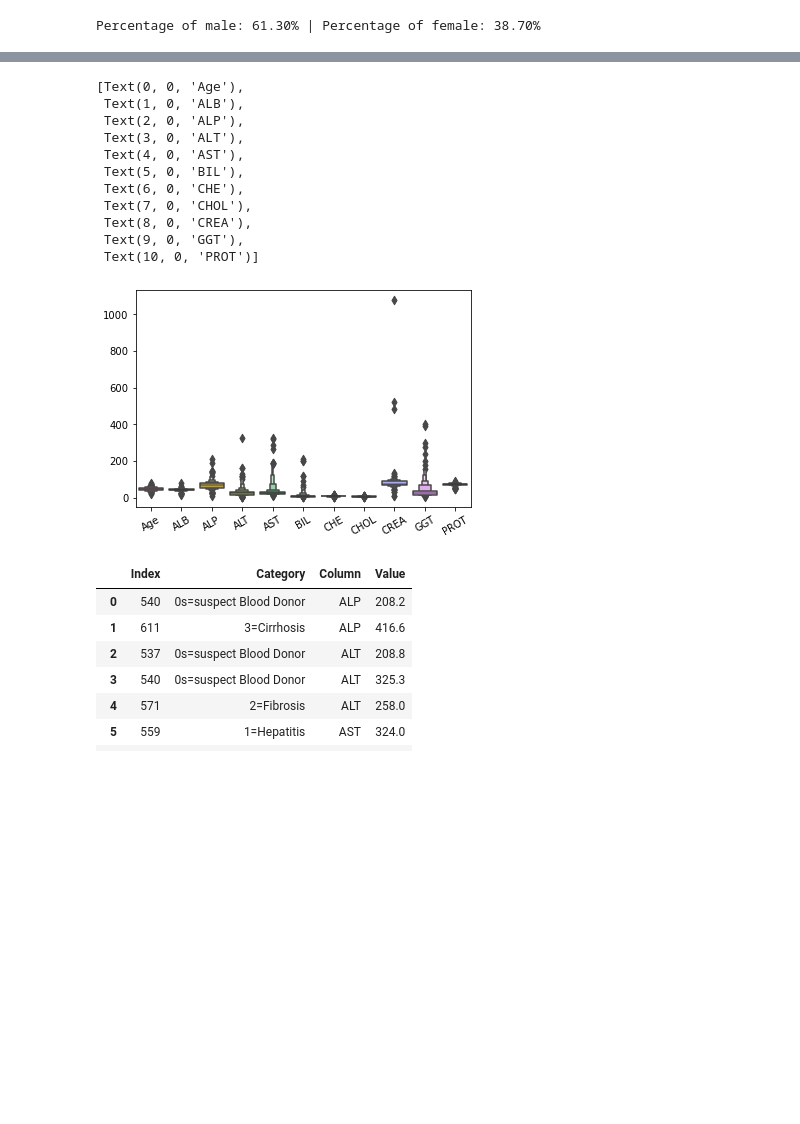
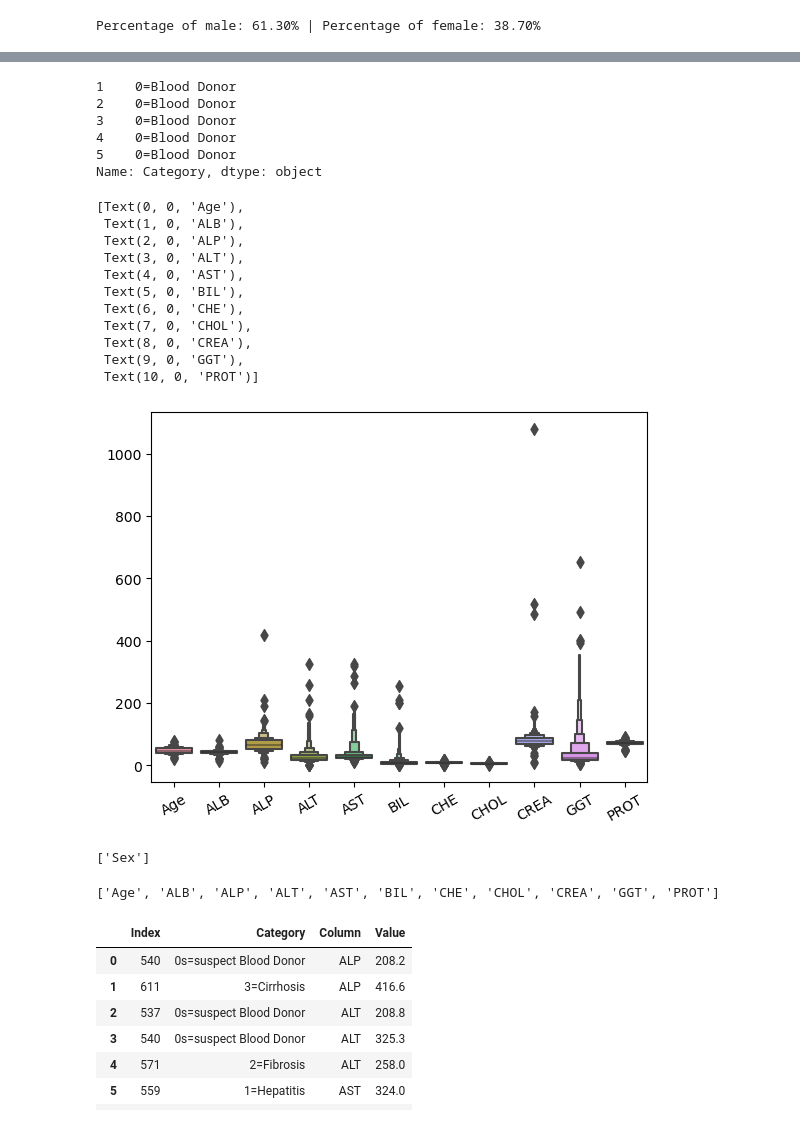
Before and after one commit to mqarmout/HCV_classification, a Jupyter notebook: model.ipynb, the cells around one changed output, grey strips where cells are left out. Saved outputs shown, nothing was run; the diff lists cells and outputs as text; code cells hidden in the pictures; blank space fills up the shorter version.

```diff
--- a/model.ipynb
+++ b/model.ipynb
@@ -232,17 +240,26 @@ Percentage of male: 61.30% | Percentage of female: 38.70%
+# %%
+y.head()
+# %% [output]
+1    0=Blood Donor
+2    0=Blood Donor
+3    0=Blood Donor
+4    0=Blood Donor
+5    0=Blood Donor
+Name: Category, dtype: object
 # %%
 # Check for outliers
-ax = sns.boxenplot(data=X_train)
+ax = sns.boxenplot(data=X)
 ax.set_xticklabels(ax.get_xticklabels(),rotation=30)
 # %% [output]
 [Text(0, 0, 'Age'),
  Text(1, 0, 'ALB'),
  Text(2, 0, 'ALP'),
  Text(3, 0, 'ALT'),
  Text(4, 0, 'AST'),
  Text(5, 0, 'BIL'),
  Text(6, 0, 'CHE'),
  Text(7, 0, 'CHOL'),
  Text(8, 0, 'CREA'),
  Text(9, 0, 'GGT'),
  Text(10, 0, 'PROT')]
-[figure, old version]
+[figure, new version]
@@ -249,3 +268,13 @@ ax.set_xticklabels(ax.get_xticklabels(),rotation=30)
+# %%
+categorical_cols = [cname for cname in X.columns if X[cname].dtype == "object"]
+print(categorical_cols)
+# %% [output]
+['Sex']
+# %%
+numerical_cols = [cname for cname in X.columns if X[cname].dtype in ['int64', 'float64']]
+print(numerical_cols)
+# %% [output]
+['Age', 'ALB', 'ALP', 'ALT', 'AST', 'BIL', 'CHE', 'CHOL', 'CREA', 'GGT', 'PROT']
 # %%
 outlier_info=[]
 for c in numerical_cols:
```
Also changed, not shown: parts of 52 cells of this notebook, 2 other files.
